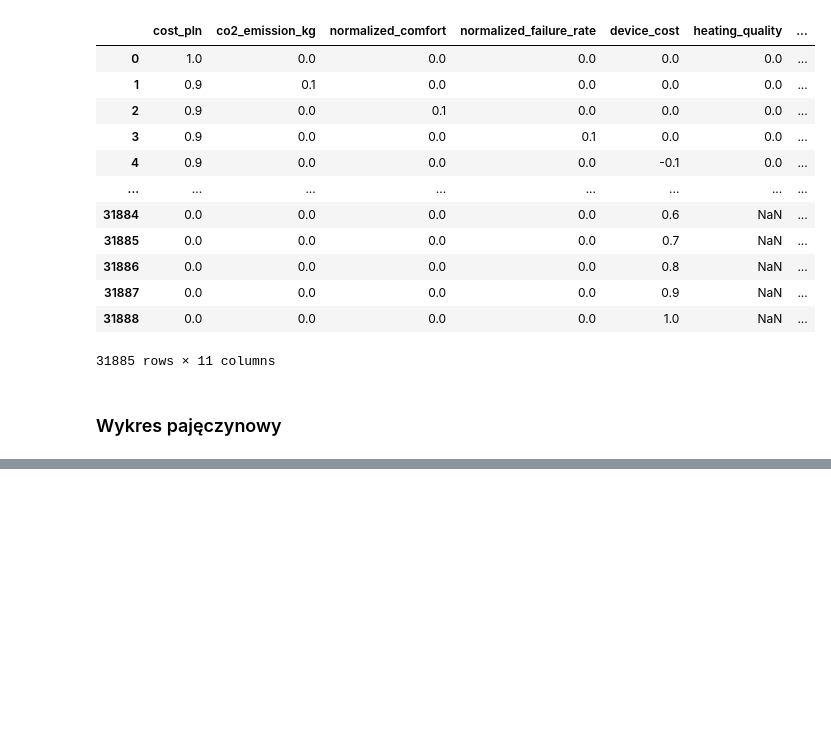
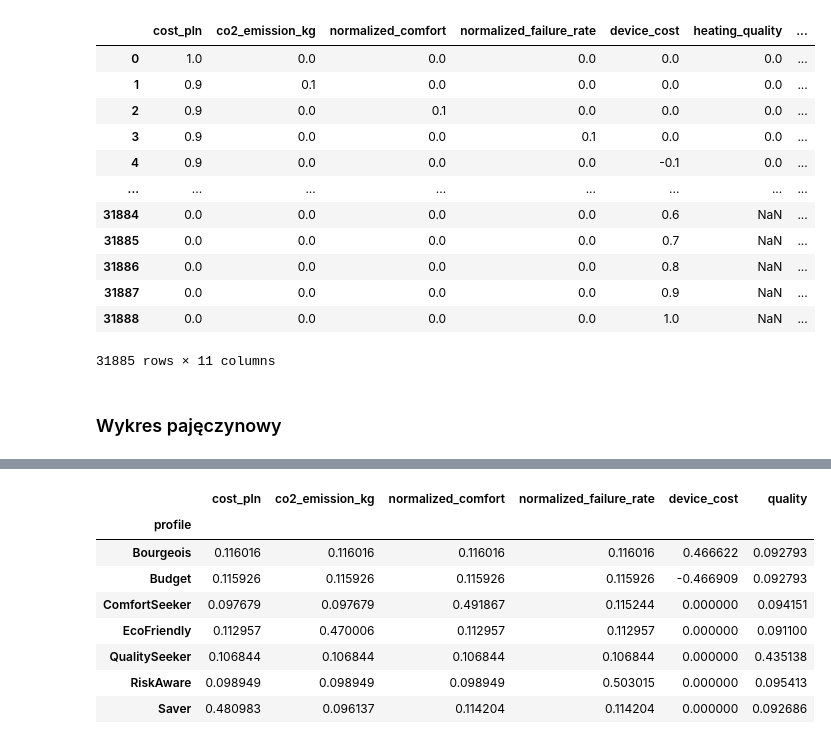
Before and after one commit to JSlusarek/Projekt-Dyplomowy-ISSI-Jan-lusarek-Kacper-Gruca, a Jupyter notebook: working_dir/code/user_profile_assign.ipynb, the cells around one changed output, grey strips where cells are left out. Saved outputs shown, nothing was run; the diff lists cells and outputs as text; code cells hidden in the pictures; blank space fills up the shorter version.

```diff
--- a/working_dir/code/user_profile_assign.ipynb
+++ b/working_dir/code/user_profile_assign.ipynb
@@ -217,0 +262,12 @@ fig.update_layout(
+# %%
+profile_means
+# %% [output]
+|  | cost_pln | co2_emission_kg | normalized_comfort | normalized_failure_rate | device_cost | quality |
+| profile |  |  |  |  |  |  |
+| Bourgeois | 0.116016 | 0.116016 | 0.116016 | 0.116016 | 0.466622 | 0.092793 |
+| Budget | 0.115926 | 0.115926 | 0.115926 | 0.115926 | -0.466909 | 0.092793 |
+| ComfortSeeker | 0.097679 | 0.097679 | 0.491867 | 0.115244 | 0.000000 | 0.094151 |
+| EcoFriendly | 0.112957 | 0.470006 | 0.112957 | 0.112957 | 0.000000 | 0.091100 |
+| QualitySeeker | 0.106844 | 0.106844 | 0.106844 | 0.106844 | 0.000000 | 0.435138 |
+| RiskAware | 0.098949 | 0.098949 | 0.098949 | 0.503015 | 0.000000 | 0.095413 |
+| Saver | 0.480983 | 0.096137 | 0.114204 | 0.114204 | 0.000000 | 0.092686 |
```
Also changed, not shown: parts of 10 cells of this notebook, 3 other files.
